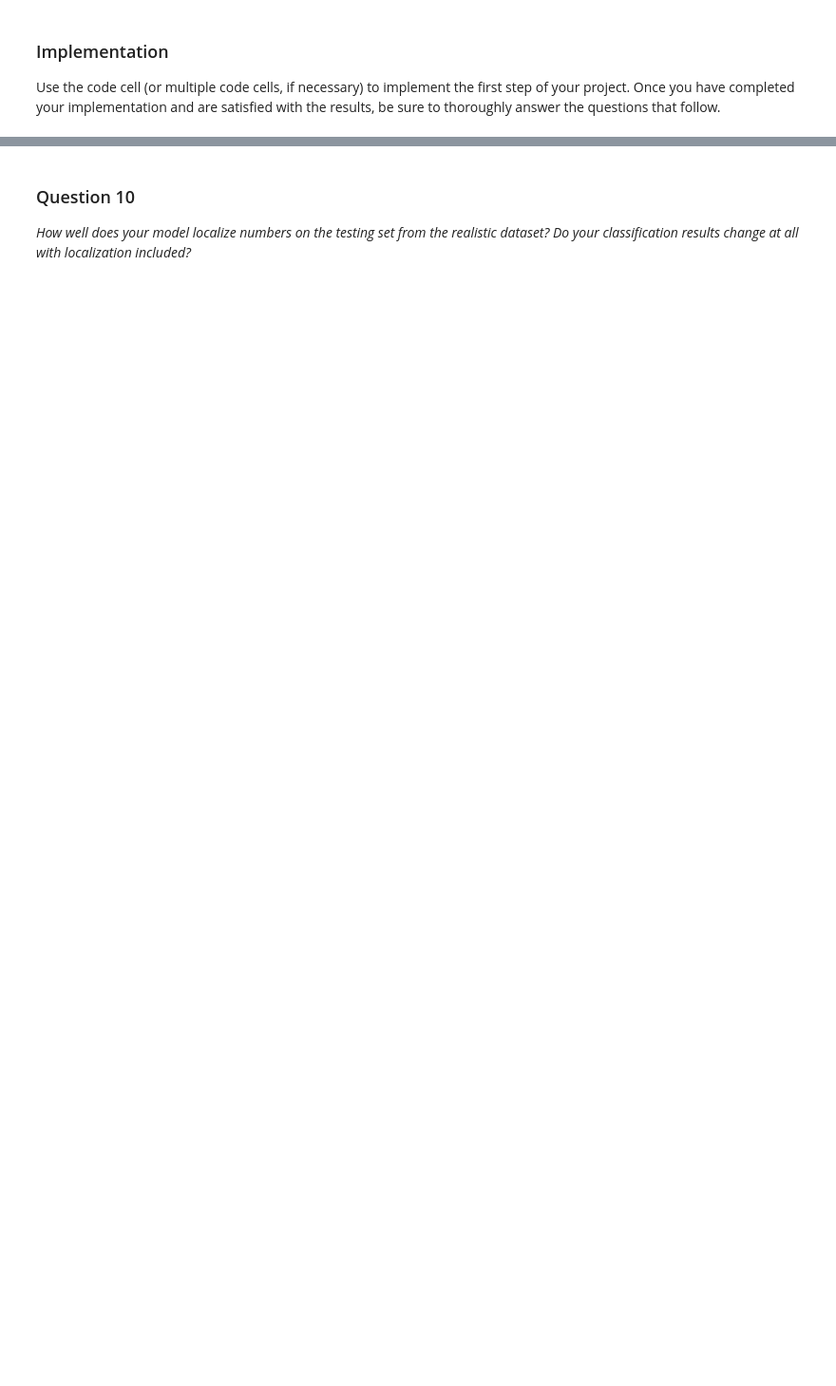
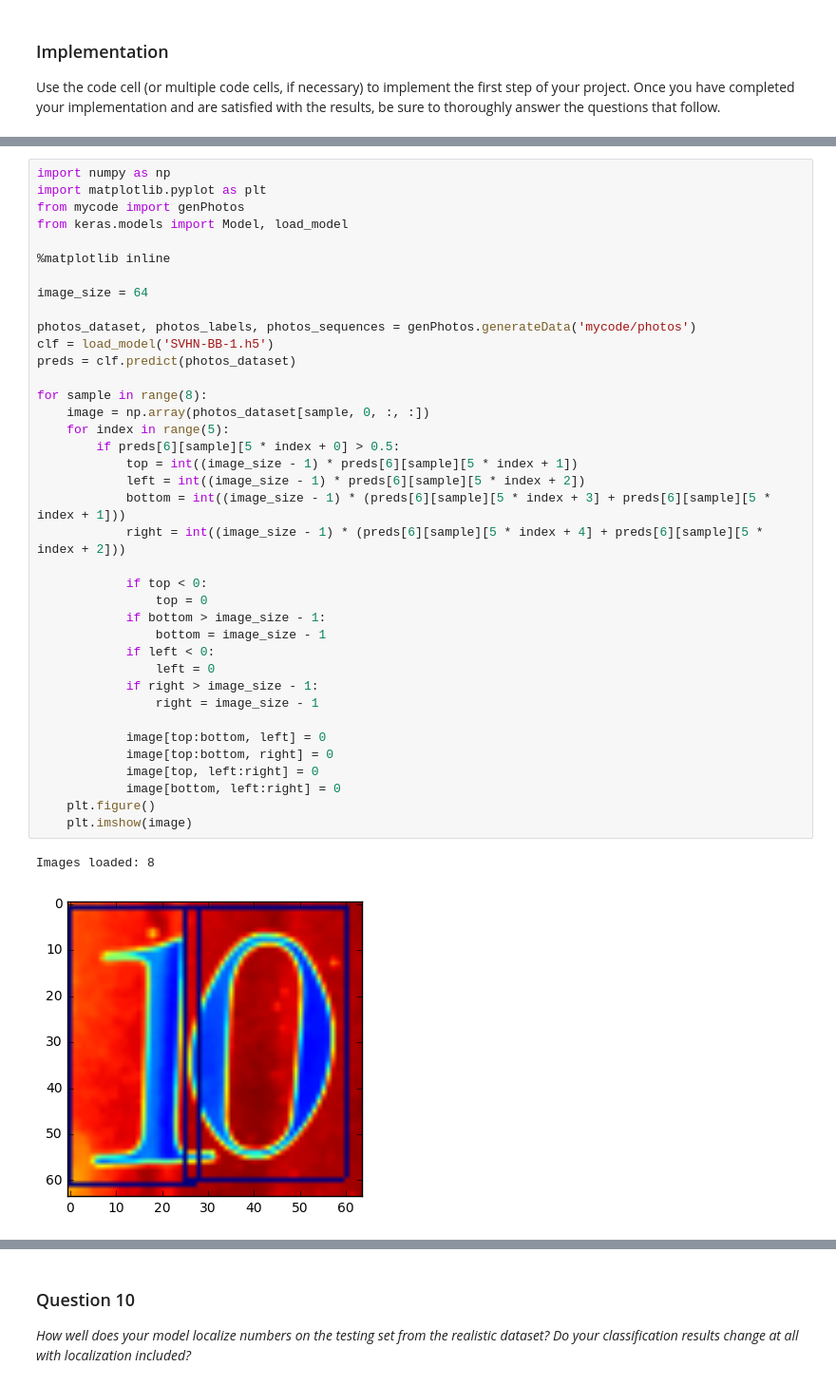
Before and after one commit to yatingupta10/Machine-Learning-Nanodegree, a Jupyter notebook: P5-Digit-Recognition/digit_recognition.ipynb, the cells around one changed output, grey strips where cells are left out. Shown at 95% size. Drawn from its saved outputs; the diff is of its cells as text; blank space fills up the shorter version.

```diff
--- a/P5-Digit-Recognition/digit_recognition.ipynb
+++ b/P5-Digit-Recognition/digit_recognition.ipynb
@@ -284,0 +353,41 @@ Use the code cell (or multiple code cells, if necessary) to implement the first
+# %%
+import numpy as np
+import matplotlib.pyplot as plt
+from mycode import genPhotos
+from keras.models import Model, load_model
+
+%matplotlib inline
+
+image_size = 64
+
+photos_dataset, photos_labels, photos_sequences = genPhotos.generateData('mycode/photos')
+clf = load_model('SVHN-BB-1.h5')
+preds = clf.predict(photos_dataset)
+
+for sample in range(8):
+    image = np.array(photos_dataset[sample, 0, :, :])
+    for index in range(5):
+        if preds[6][sample][5 * index + 0] > 0.5:
+            top = int((image_size - 1) * preds[6][sample][5 * index + 1])
+            left = int((image_size - 1) * preds[6][sample][5 * index + 2])
+            bottom = int((image_size - 1) * (preds[6][sample][5 * index + 3] + preds[6][sample][5 * index + 1]))
+            right = int((image_size - 1) * (preds[6][sample][5 * index + 4] + preds[6][sample][5 * index + 2]))
+
+            if top < 0:
+                top = 0
+            if bottom > image_size - 1:
+                bottom = image_size - 1
+            if left < 0:
+                left = 0
+            if right > image_size - 1:
+                right = image_size - 1
+
+            image[top:bottom, left] = 0
+            image[top:bottom, right] = 0
+            image[top, left:right] = 0
+            image[bottom, left:right] = 0
+    plt.figure()
+    plt.imshow(image)
+# %% [output]
+Images loaded: 8
+[figure, added]
```
Also changed, not shown: parts of 47 cells of this notebook.
